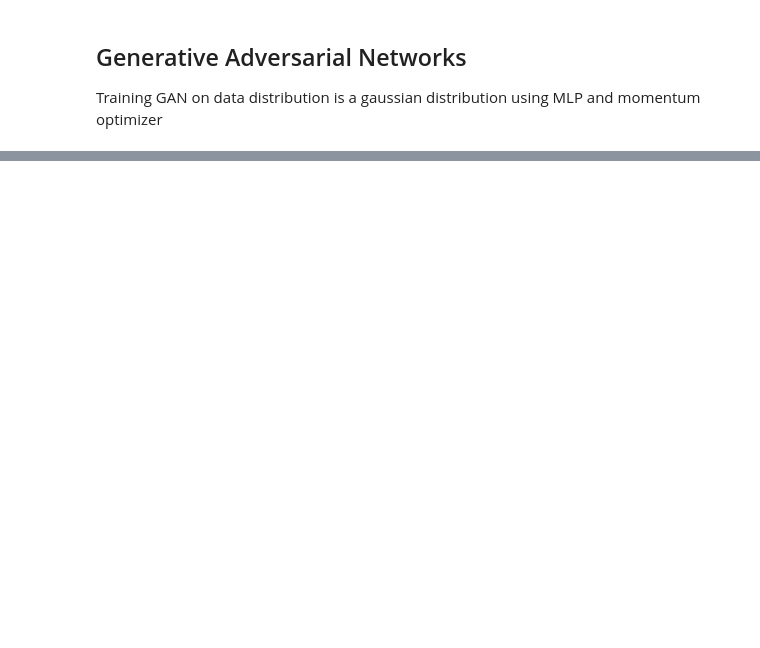
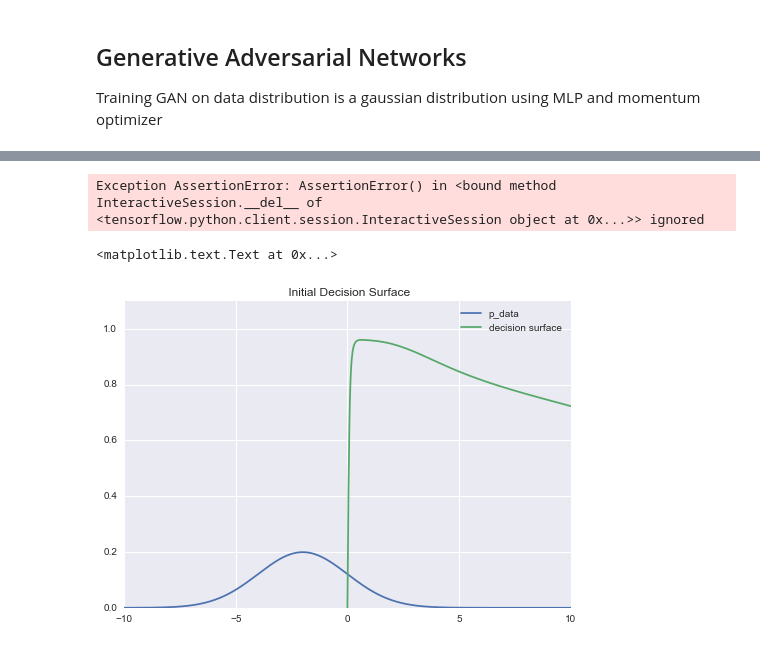
Before and after one commit to berkan1056/Generative-Adversarial-Nets, a Jupyter notebook: GAN/Normal Distribution GAN.ipynb, the cells around one changed output, grey strips where cells are left out. Cells and saved outputs as stored; diff of their text form; code cells hidden in the pictures; blank space fills up the shorter version.

```diff
--- a/GAN/Normal Distribution GAN.ipynb
+++ b/GAN/Normal Distribution GAN.ipynb
@@ -35,7 +35,7 @@ def mlp(input_data, output_dim):
         fc3: Fully connected output
     """
 
-    w1 = tf.get_variable("w0", [input_data.shape()[1], 6], initializer = tf.random_normal_initializer())
+    w1 = tf.get_variable("w0", [input_data.get_shape()[1], 6], initializer = tf.random_normal_initializer())
     b1 = tf.get_variable("b0", [6], initializer = tf.constant_initializer(0.0))
     w2 = tf.get_variable("w1", [6,5], initializer= tf.random_normal_initializer())
     b2 = tf.get_variable("b1", [5], initializer= tf.constant_initializer(0.0))
@@ -43,8 +43,8 @@ def mlp(input_data, output_dim):
     b3 = tf.get_variable("b2", [output_dim], initializer= tf.constant_initializer(0.0))
 
     fc1 = tf.nn.tanh(tf.matmul(input_data,w1) + b1)
-    fc2 = tf.nn.tanh(tf.matmul(fc2,w2) + b2)
-    fc3 = tf.nn.tanh(tf.matmul(fc3,w3) + b3)
+    fc2 = tf.nn.tanh(tf.matmul(fc1,w2) + b2)
+    fc3 = tf.nn.tanh(tf.matmul(fc2,w3) + b3)
 
     weights = [w1,b1,w2,b2,w3,b3]
     return fc3, weights
@@ -63,0 +71,6 @@ def momentum_optimizer(loss, var_list):
+# %%
+with tf.variable_scope("D_pre"):
+    X = tf.placeholder(tf.float32,shape=(M,1))
+    Y = tf.placeholder(tf.float32,shape=(M,1))
+    D, theta = mlp(X, 1)
+    loss = tf.reduce_mean(tf.square(D - Y))
@@ -63,0 +79,30 @@ def momentum_optimizer(loss, var_list):
+# %%
+sess = tf.InteractiveSession()
+tf.initialize_all_variables().run()
+# %% [output]
+Exception AssertionError: AssertionError() in <bound method InteractiveSession.__del__ of <tensorflow.python.client.session.InteractiveSession object at 0x...>> ignored
+# %%
+# plot decision surface
+def plot_d0(D, input_data):
+    f, ax = plt.subplots(1)
+    # p_data
+    xs = np.linspace(-10,10,1000)
+    ax.plot(xs, norm.pdf(xs,loc = mu,scale = sigma), label = 'p_data')
+    # decisionsurface
+    r = 1000
+    xs = np.linspace(-10,10,r)
+    ds = np.zeros((r,1))
+    # process multiple points in parallel in a minibatch
+    for i in range(r/M):
+        x = np.reshape(xs[M*i:M*(i+1)],(M,1))
+        ds[M*i:M*(i+1)] = sess.run(D, {X: x})
+
+    ax.plot(xs, ds, label='decision surface')
+    ax.set_ylim(0,1.1)
+    plt.legend()
+# %%
+plot_d0(D, X)
+plt.title(" Initial Decision Surface")
+# %% [output]
+<matplotlib.text.Text at 0x...>
+[figure, added]
```
Also changed, not shown: parts of 10 cells of this notebook.
